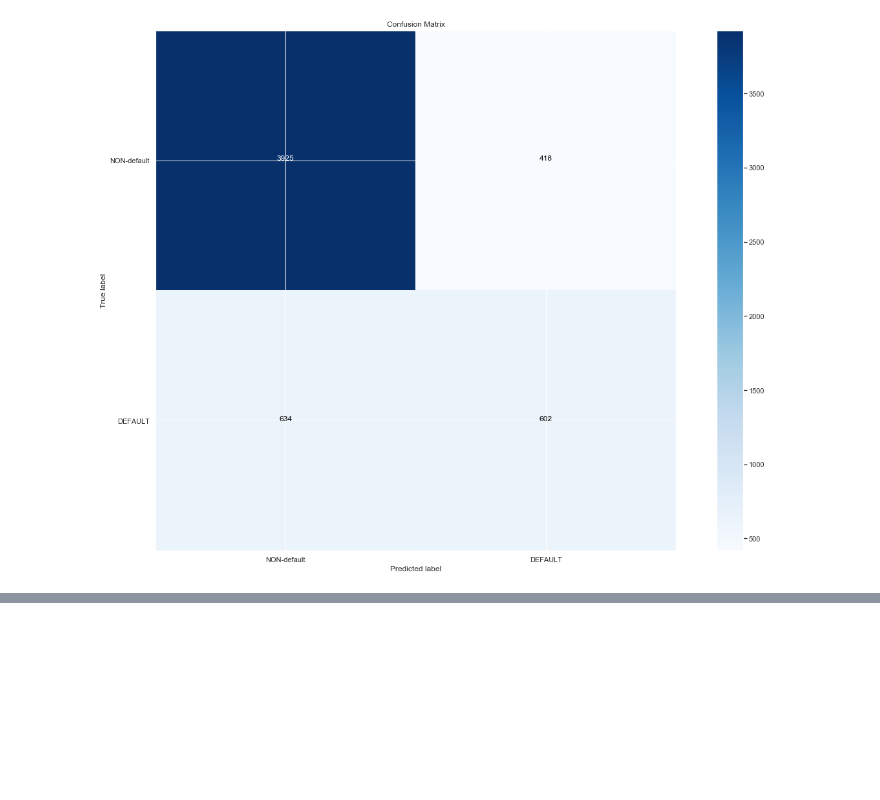
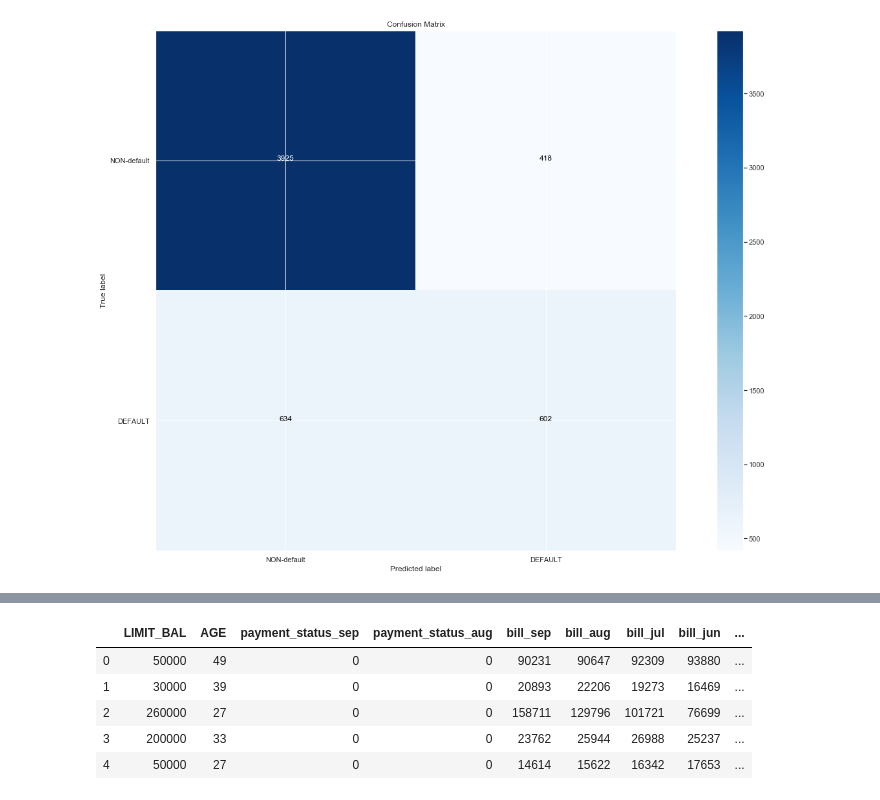
Before and after one commit to jmcneilkeller/Taiwanese_Credit_Card_Defaul, a Jupyter notebook: Taiwan_Repaired.ipynb, the cells around one changed output, grey strips where cells are left out. Saved outputs shown, nothing was run; the diff lists cells and outputs as text; code cells hidden in the pictures; blank space fills up the shorter version.

```diff
--- a/Taiwan_Repaired.ipynb
+++ b/Taiwan_Repaired.ipynb
@@ -76,6 +77,11 @@ import xgboost as xgb
 # %%
 pd.set_option('display.max_columns', 300)
 pd.set_option('display.max_rows', 300)
+# %%
+class RandomForestClassifierWithCoef(RandomForestClassifier):
+    def fit(self, *args, **kwargs):
+        super(RandomForestClassifierWithCoef, self).fit(*args, **kwargs)
+        self.coef_ = self.feature_importances_
 # %%
 import sys
 !{sys.executable} -m pip install xgboost
@@ -949,6 +959,5 @@ Training Best Estimator:
 # %%
 logreg_final = LogisticRegression(C=0.1, class_weight='balanced', penalty='l1')
 # %%
-log_selector = RFECV(estimator=logreg_final, step=1, cv=5, scoring='f1')
-log_selector.fit(X_dummy_train_scaled, y_dummy_train)
+log_selector = rfe(logreg_final,1,5,'f1', X_dummy_train_scaled, y_dummy_train)
 # %% [output]
@@ -1104,0 +1170,11 @@ F1 score:  0.534
+# %%
+X_rf = df2[rf_selected_columns]
+y_rf = df2['defaulted']
+X_rf.head()
+# %% [output]
+|  | LIMIT_BAL | AGE | payment_status_sep | payment_status_aug | bill_sep | bill_aug | bill_jul | bill_jun | ... |
+| 0 | 50000 | 49 | 0 | 0 | 90231 | 90647 | 92309 | 93880 | ... |
+| 1 | 30000 | 39 | 0 | 0 | 20893 | 22206 | 19273 | 16469 | ... |
+| 2 | 260000 | 27 | 0 | 0 | 158711 | 129796 | 101721 | 76699 | ... |
+| 3 | 200000 | 33 | 0 | 0 | 23762 | 25944 | 26988 | 25237 | ... |
+| 4 | 50000 | 27 | 0 | 0 | 14614 | 15622 | 16342 | 17653 | ... |
```
Also changed, not shown: parts of 21 cells of this notebook.
